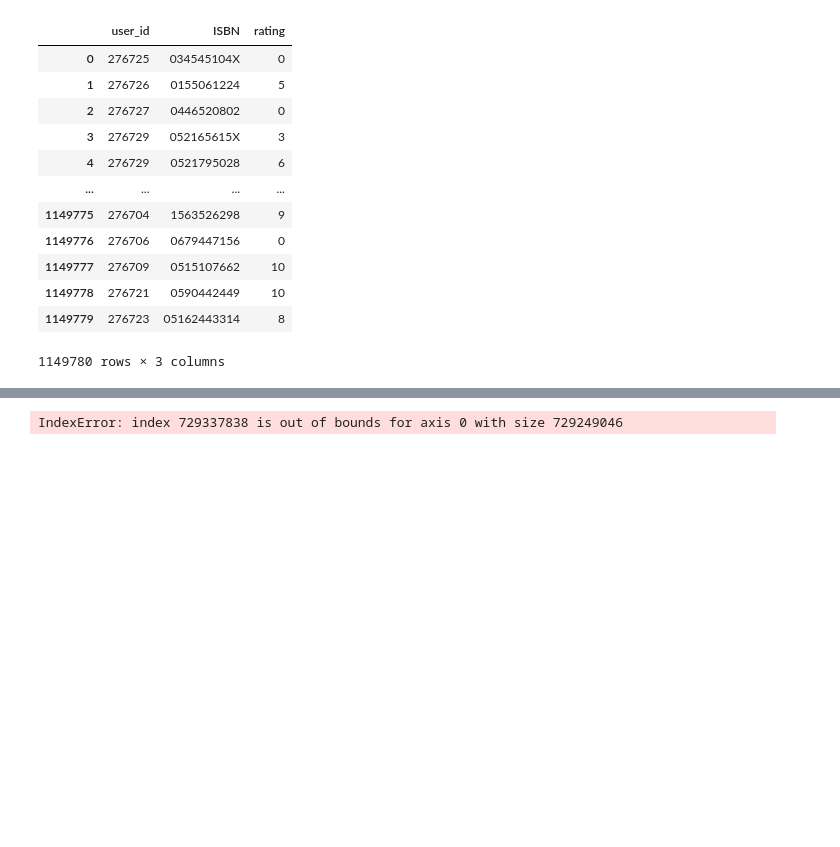
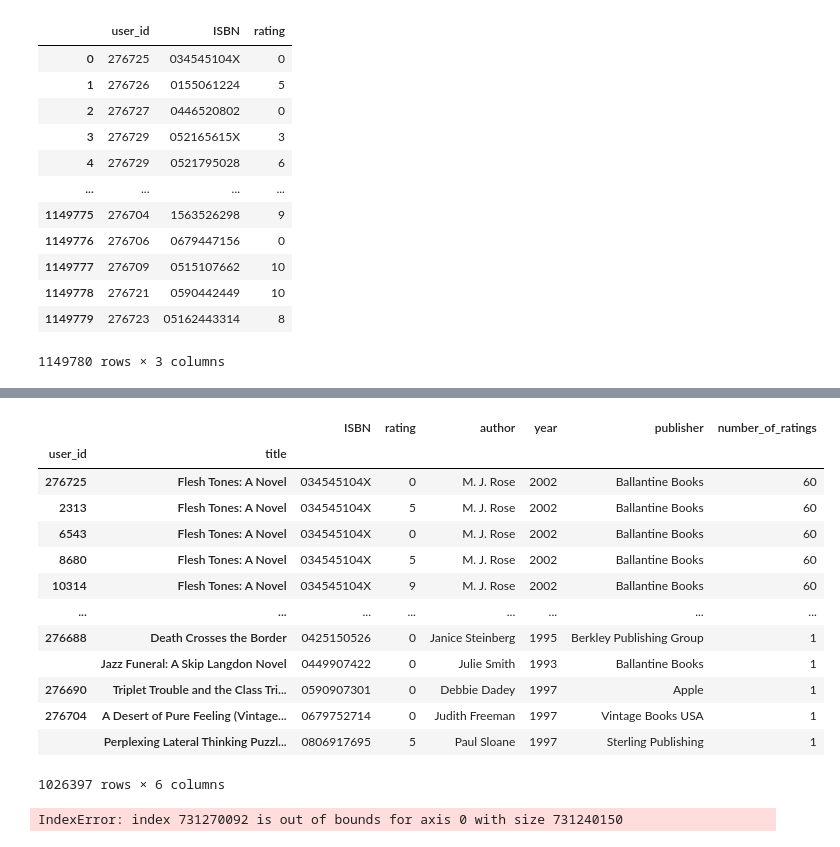
Before and after one commit to sanyamjain0315/book-recommender, a Jupyter notebook: recommender_building.ipynb, the cells around one changed output, grey strips where cells are left out. Drawn from its saved outputs; the diff is of its cells as text; code cells hidden in the pictures; blank space fills up the shorter version.

```diff
--- a/recommender_building.ipynb
+++ b/recommender_building.ipynb
@@ -113,9 +164,31 @@ Length: 1031136, dtype: bool
 # %%
 final_rating.drop_duplicates(['user_id','title'], inplace=True)
+# %%
+final_rating.set_index(['user_id', 'title'], inplace=True)
+final_rating
+# %% [output]
+|  |  | ISBN | rating | author | year | publisher | number_of_ratings |
+| user_id | title |  |  |  |  |  |  |
+| 276725 | Flesh Tones: A Novel | 034545104X | 0 | M. J. Rose | 2002 | Ballantine Books | 60 |
+| 2313 | Flesh Tones: A Novel | 034545104X | 5 | M. J. Rose | 2002 | Ballantine Books | 60 |
+| 6543 | Flesh Tones: A Novel | 034545104X | 0 | M. J. Rose | 2002 | Ballantine Books | 60 |
+| 8680 | Flesh Tones: A Novel | 034545104X | 5 | M. J. Rose | 2002 | Ballantine Books | 60 |
+| 10314 | Flesh Tones: A Novel | 034545104X | 9 | M. J. Rose | 2002 | Ballantine Books | 60 |
+| ... | ... | ... | ... | ... | ... | ... | ... |
+| 276688 | Death Crosses the Border | 0425150526 | 0 | Janice Steinberg | 1995 | Berkley Publishing Group | 1 |
+|  | Jazz Funeral: A Skip Langdon Novel | 0449907422 | 0 | Julie Smith | 1993 | Ballantine Books | 1 |
+| 276690 | Triplet Trouble and the Class Tri... | 0590907301 | 0 | Debbie Dadey | 1997 | Apple | 1 |
+| 276704 | A Desert of Pure Feeling (Vintage... | 0679752714 | 0 | Judith Freeman | 1997 | Vintage Books USA | 1 |
+|  | Perplexing Lateral Thinking Puzzl... | 0806917695 | 5 | Paul Sloane | 1997 | Sterling Publishing | 1 |
+1026397 rows × 6 columns
+# %%
+book_pivot = final_rating.pivot_table(values='rating', columns='user_id', index='title', fill_value=0)
+book_pivot
+# %% [output]
+IndexError: index 731270092 is out of bounds for axis 0 with size 731240150
 # %%
-book_pivot = final_rating.pivot_table(columns='user_id', index='title', values="rating")
+
+# book_pivot = final_rating.pivot_table(columns='user_id', index='title', values="rating")
 book_pivot.fillna(0, inplace=True)
-# %% [output]
-IndexError: index 729337838 is out of bounds for axis 0 with size 729249046
 # %%
 book_pivot
```
Also changed, not shown: parts of 18 cells of this notebook.
